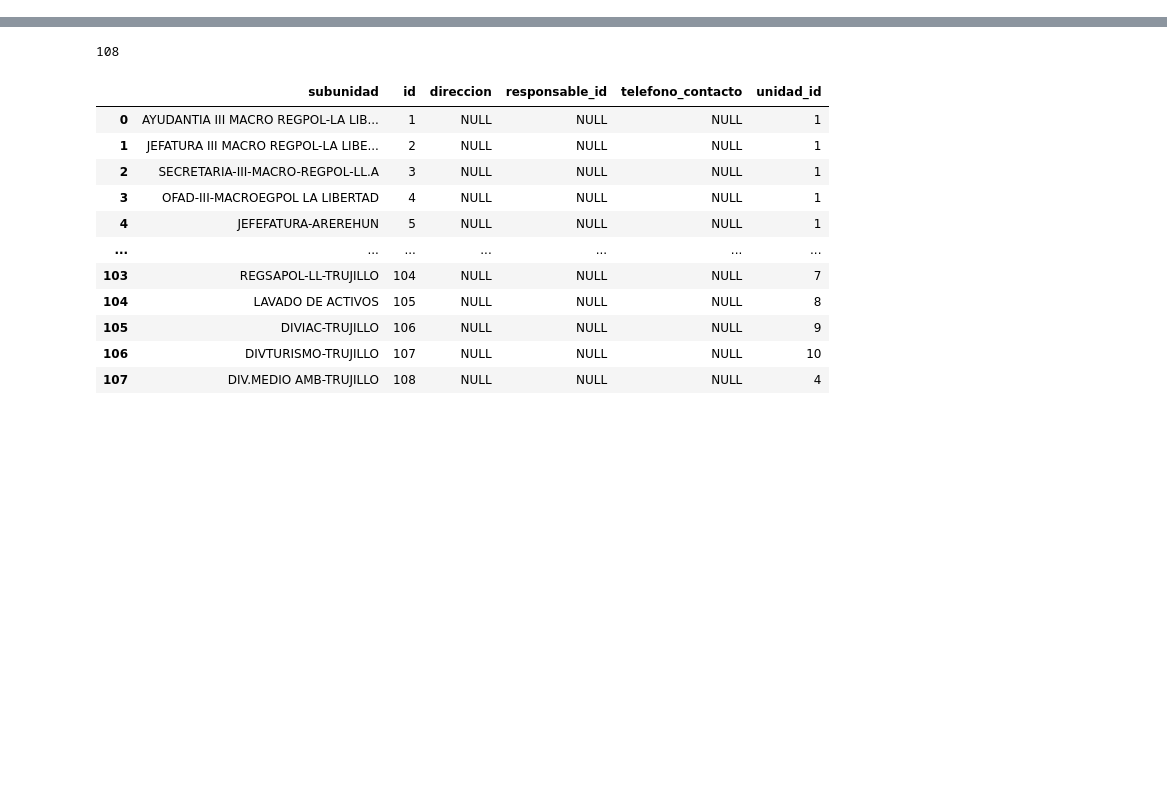
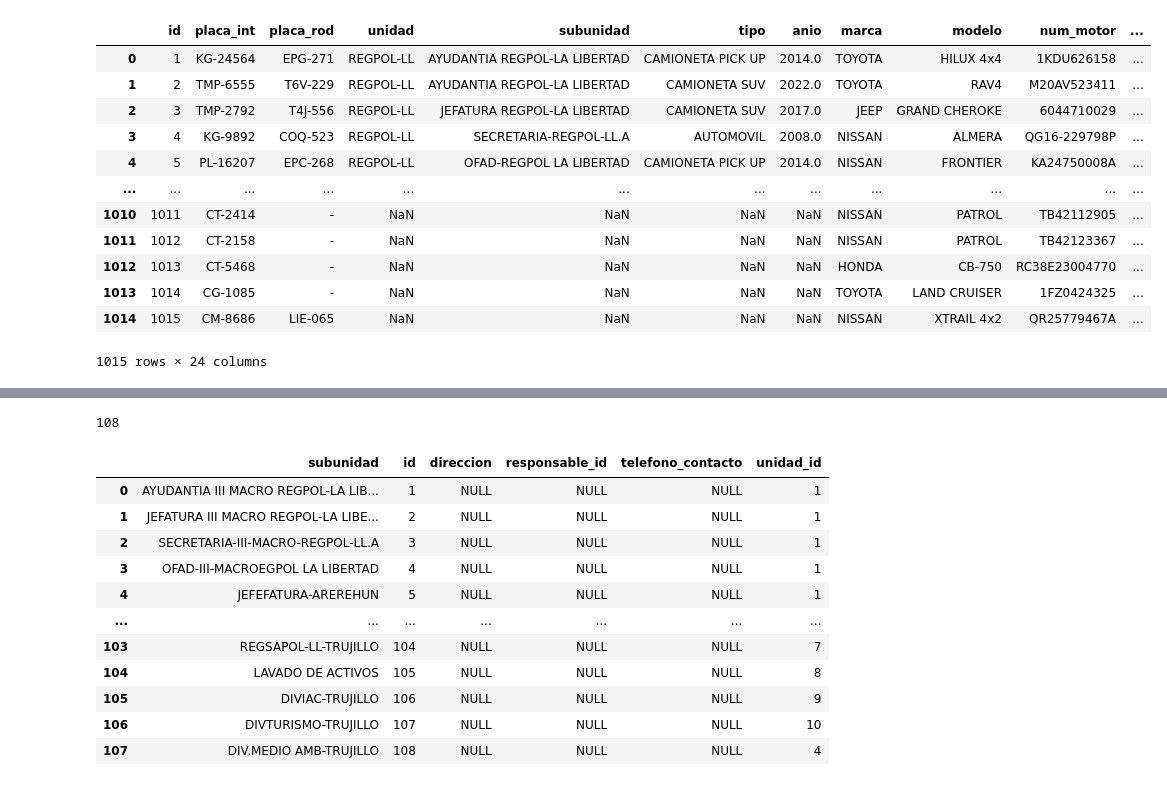
Before and after one commit to BKMS94/SoftPoli, a Jupyter notebook: limpieza_datos/prueba.ipynb, the cells around one changed output, grey strips where cells are left out. Cells and saved outputs as stored; diff of their text form; code cells hidden in the pictures; blank space fills up the shorter version.

```diff
--- a/limpieza_datos/prueba.ipynb
+++ b/limpieza_datos/prueba.ipynb
@@ -15,19 +36,46 @@ df.head()
 # %%
 df.rename(columns={'N°': 'id',
                    'MARCA':'marca',
                    'MODELO': 'modelo',
                    'AÑO': 'anio',
                    'TIPO DE VEHICULO':'tipo',
                    'TIPO DE COMBUSTIBLE': 'tipo_combustible',
                    'Nº DE SERIE': 'vin',
                    'ESTADO DEL ODOMETRO': 'estado_odo',
                    'ESTADO DEL VEHICULO': 'estado_vehi',
                    'Nº DE  MOTOR': 'num_motor',
                    'PLACA INTERNA': 'placa_int',
                    'PLACA RODAJE': 'placa_rod',
                    'FUNCION POLICIAL': 'funcion',
                    'UNIDAD': 'unidad',
                    'SUB UNIDAD': 'subunidad',
-                   'PROCEDENCIA' : 'procedencia'
+                   'PROCEDENCIA' : 'procedencia',
+                   'MOTIVO O CAUSA DE LA INOPERATIVIDAD': 'motivo_ino',
+                   'FECHA DE LA INOPERATIVIDAD':'fecha_ino',
+                   'UBICACIÓN': 'ubicacion_ino',
+                   'NRO. RESOLUCION DE BAJA': 'resolucion_baja',
+                   'FECHA RD BAJA': 'fecha_baja'
                    }, inplace=True)
+
+# df.to_excel('archivo salida.xlsx', index=False)
+
+df['kilometraje'] = 0
+df ['fecha_adquisicion'] = 'NULL'
+df ['valor'] = 0
+
+df
+# %% [output]
+|  | id | placa_int | placa_rod | unidad | subunidad | tipo | anio | marca | modelo | num_motor | ... |
+| 0 | 1 | KG-24564 | EPG-271 | REGPOL-LL | AYUDANTIA REGPOL-LA LIBERTAD | CAMIONETA PICK UP | 2014.0 | TOYOTA | HILUX 4x4 | 1KDU626158 | ... |
+| 1 | 2 | TMP-6555 | T6V-229 | REGPOL-LL | AYUDANTIA REGPOL-LA LIBERTAD | CAMIONETA SUV | 2022.0 | TOYOTA | RAV4 | M20AV523411 | ... |
+| 2 | 3 | TMP-2792 | T4J-556 | REGPOL-LL | JEFATURA REGPOL-LA LIBERTAD | CAMIONETA SUV | 2017.0 | JEEP | GRAND CHEROKE | 6044710029 | ... |
+| 3 | 4 | KG-9892 | COQ-523 | REGPOL-LL | SECRETARIA-REGPOL-LL.A | AUTOMOVIL | 2008.0 | NISSAN | ALMERA | QG16-229798P | ... |
+| 4 | 5 | PL-16207 | EPC-268 | REGPOL-LL | OFAD-REGPOL LA LIBERTAD | CAMIONETA PICK UP | 2014.0 | NISSAN | FRONTIER | KA24750008A | ... |
+| ... | ... | ... | ... | ... | ... | ... | ... | ... | ... | ... | ... |
+| 1010 | 1011 | CT-2414 | - | NaN | NaN | NaN | NaN | NISSAN | PATROL | TB42112905 | ... |
+| 1011 | 1012 | CT-2158 | - | NaN | NaN | NaN | NaN | NISSAN | PATROL | TB42123367 | ... |
+| 1012 | 1013 | CT-5468 | - | NaN | NaN | NaN | NaN | HONDA | CB-750 | RC38E23004770 | ... |
+| 1013 | 1014 | CG-1085 | - | NaN | NaN | NaN | NaN | TOYOTA | LAND CRUISER | 1FZ0424325 | ... |
+| 1014 | 1015 | CM-8686 | LIE-065 | NaN | NaN | NaN | NaN | NISSAN | XTRAIL 4x2 | QR25779467A | ... |
+1015 rows × 24 columns
 # %%
```
Also changed, not shown: parts of 5 cells of this notebook, 6 other files.
